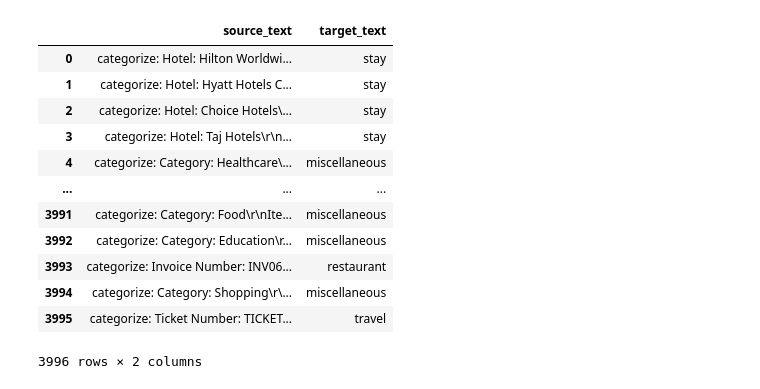
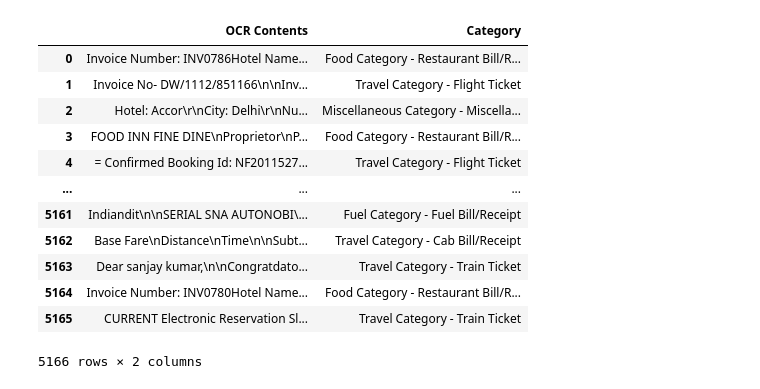
Before and after one commit to Sid-047/LMstuff, a Jupyter notebook: modelTraining/modelT5/simpleT5.ipynb, the cells around one changed output. Cells and saved outputs as stored; diff of their text form; code cells hidden in the pictures.

Commit message:
Updated T5 modelTraining codeBase

```diff
--- a/modelTraining/modelT5/simpleT5.ipynb
+++ b/modelTraining/modelT5/simpleT5.ipynb
@@ -15,22 +9,17 @@ df.head()
-# %%
-# simpleT5 expects dataframe to have 2 columns: "source_text" and "target_text"
-df.columns=['source_text','target_text']
-
-
-# T5 model expects a task related prefix: since it is a summarization task, we will add a prefix "summarize: "
-df['source_text'] = "categorize: " + df['source_text']
-df
-# %% [output]
-|  | source_text | target_text |
-| 0 | categorize: Hotel: Hilton Worldwi... | stay |
-| 1 | categorize: Hotel: Hyatt Hotels C... | stay |
-| 2 | categorize: Hotel: Choice Hotels\... | stay |
-| 3 | categorize: Hotel: Taj Hotels\r\n... | stay |
-| 4 | categorize: Category: Healthcare\... | miscellaneous |
-| ... | ... | ... |
-| 3991 | categorize: Category: Food\r\nIte... | miscellaneous |
-| 3992 | categorize: Category: Education\r... | miscellaneous |
-| 3993 | categorize: Invoice Number: INV06... | restaurant |
-| 3994 | categorize: Category: Shopping\r\... | miscellaneous |
-| 3995 | categorize: Ticket Number: TICKET... | travel |
-3996 rows × 2 columns
+# %%
+df = pd.read_csv('augmentedDataStuff.csv')
+df
+# %% [output]
+|  | OCR Contents | Category |
+| 0 | Invoice Number: INV0786Hotel Name... | Food Category - Restaurant Bill/R... |
+| 1 | Invoice No- DW/1112/851166\n\nInv... | Travel Category - Flight Ticket |
+| 2 | Hotel: Accor\r\nCity: Delhi\r\nNu... | Miscellaneous Category - Miscella... |
+| 3 | FOOD INN FINE DINE\nProprietor\nP... | Food Category - Restaurant Bill/R... |
+| 4 | = Confirmed Booking Id: NF2011527... | Travel Category - Flight Ticket |
+| ... | ... | ... |
+| 5161 | Indiandit\n\nSERIAL SNA AUTONOBI\... | Fuel Category - Fuel Bill/Receipt |
+| 5162 | Base Fare\nDistance\nTime\n\nSubt... | Travel Category - Cab Bill/Receipt |
+| 5163 | Dear sanjay kumar,\n\nCongratdato... | Travel Category - Train Ticket |
+| 5164 | Invoice Number: INV0780Hotel Name... | Food Category - Restaurant Bill/R... |
+| 5165 | CURRENT Electronic Reservation Sl... | Travel Category - Train Ticket |
+5166 rows × 2 columns
```
Also changed, not shown: parts of 14 cells of this notebook.
